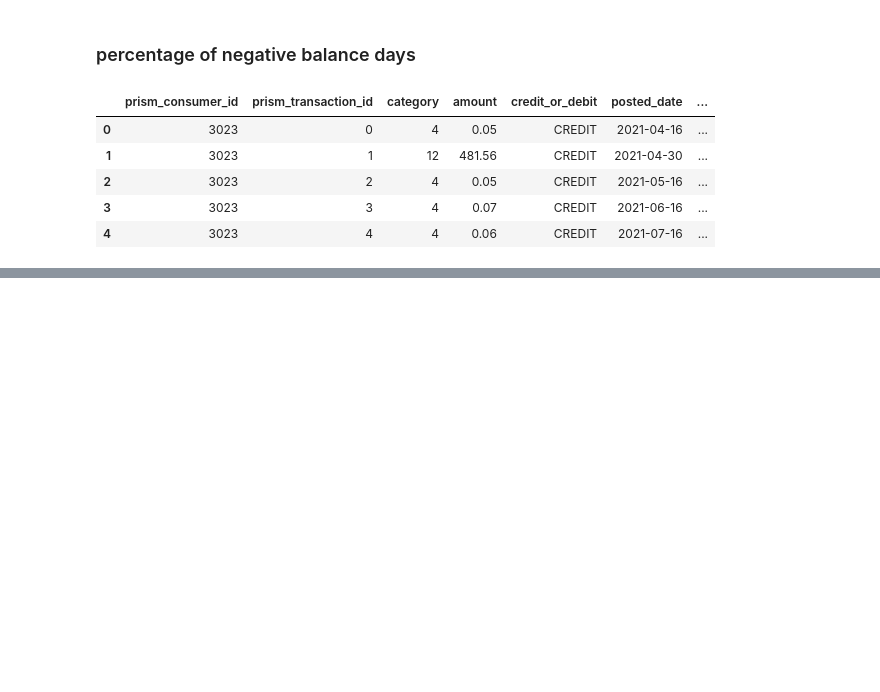
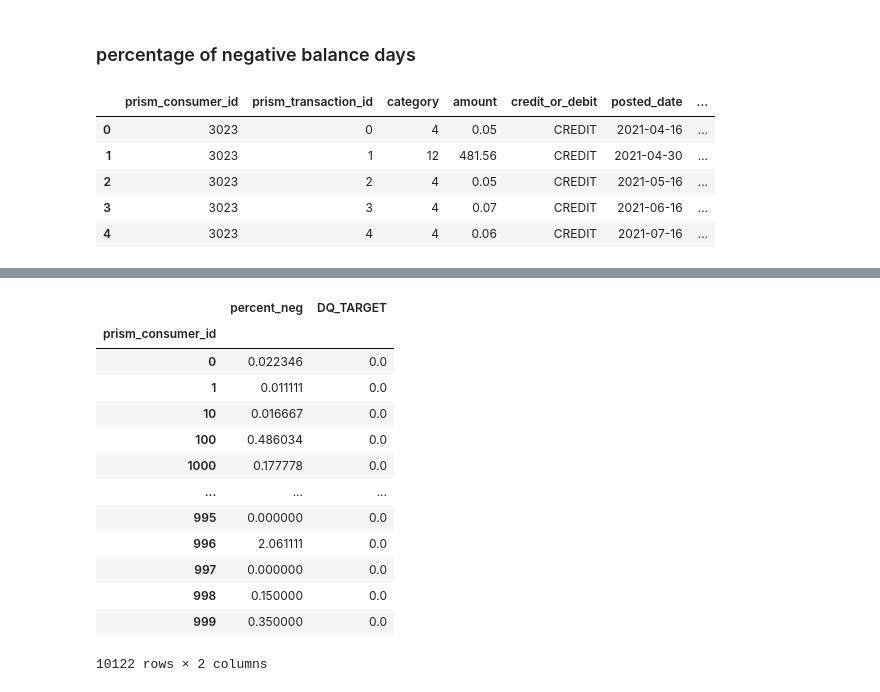
Before and after one commit to hillarychang/dsc180b-capstone-q2, a Jupyter notebook: src/notebooks/kurumi_q2_eda.ipynb, the cells around one changed output, grey strips where cells are left out. Saved outputs shown, nothing was run; the diff lists cells and outputs as text; code cells hidden in the pictures; blank space fills up the shorter version.

```diff
--- a/src/notebooks/kurumi_q2_eda.ipynb
+++ b/src/notebooks/kurumi_q2_eda.ipynb
@@ -832,0 +865,18 @@ for consumer in consumer_list:
+# %%
+running_balance_neg = sorted_balance_trans.groupby("prism_consumer_id")[["percent_neg", "DQ_TARGET"]].mean()
+running_balance_neg
+# %% [output]
+|  | percent_neg | DQ_TARGET |
+| prism_consumer_id |  |  |
+| 0 | 0.022346 | 0.0 |
+| 1 | 0.011111 | 0.0 |
+| 10 | 0.016667 | 0.0 |
+| 100 | 0.486034 | 0.0 |
+| 1000 | 0.177778 | 0.0 |
+| ... | ... | ... |
+| 995 | 0.000000 | 0.0 |
+| 996 | 2.061111 | 0.0 |
+| 997 | 0.000000 | 0.0 |
+| 998 | 0.150000 | 0.0 |
+| 999 | 0.350000 | 0.0 |
+10122 rows × 2 columns
```
Also changed, not shown: parts of 8 cells of this notebook.
